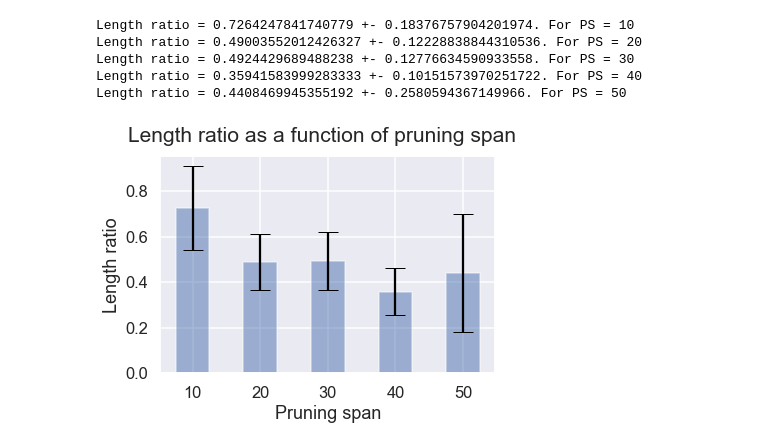
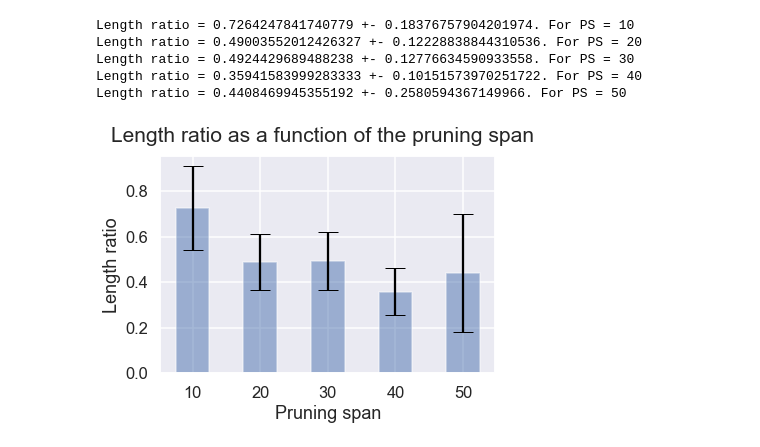
Before and after one commit to matthijsdewit111/CSS, a Jupyter notebook: code/analysis_randomwalker.ipynb, the cells around one changed output. Cells and saved outputs as stored; diff of their text form; code cells hidden in the pictures.

```diff
--- a/code/analysis_randomwalker.ipynb
+++ b/code/analysis_randomwalker.ipynb
@@ -218,12 +218,12 @@ Length ratio = 0.4408469945355192 +- 0.2580594367149966. For PS = 50
 # %%
 fig, ax = plt.subplots()
 ax.bar(PSs, means, yerr=errors, width = 5, alpha=0.5, ecolor='black', capsize=10)
 ax.set_ylabel('Length ratio')
 ax.set_xlabel('Pruning span')
 ax.set_xticks(PSs)
 ax.yaxis.grid(True)
-fig.suptitle("Length ratio as a function of pruning span", fontsize=21)
+fig.suptitle("Length ratio as a function of the pruning span", fontsize=21)
 plt.savefig("../results/LR_random_3D.png", bbox_inches="tight")
 plt.show()
 # %% [output]
-[figure, old version]
+[figure, new version]
```
Also changed, not shown: parts of 2 cells of this notebook, 2 other files.
